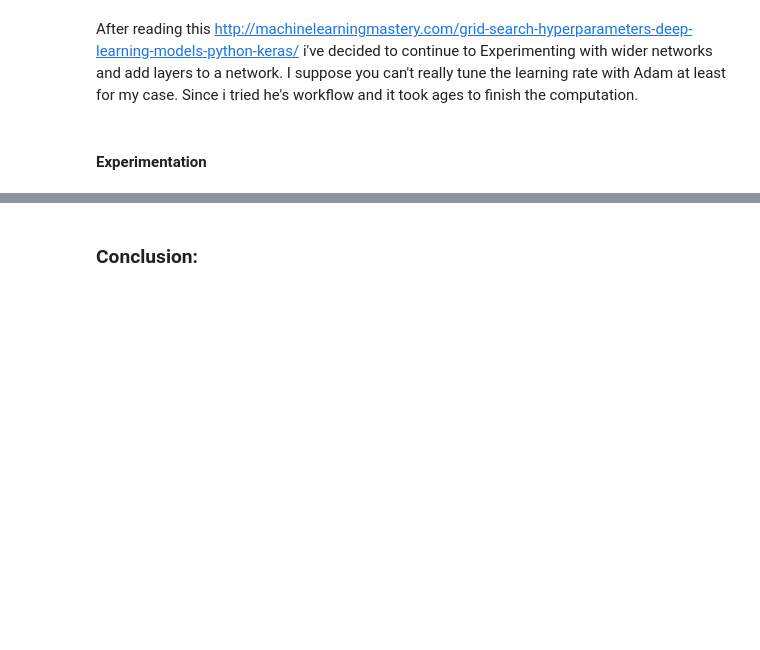
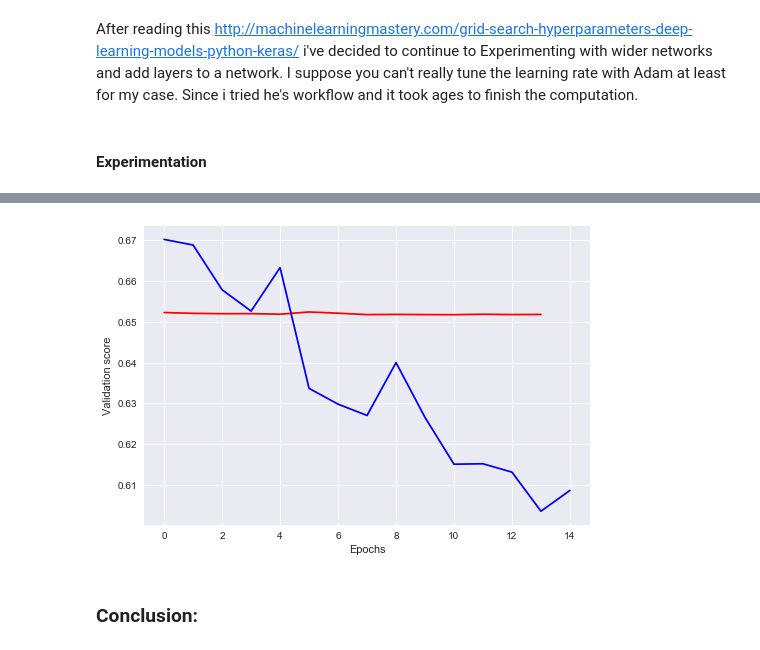
Before and after one commit to Shuyib/pimaDLkeras, a Jupyter notebook: pima.indians.analysis.ipynb, the cells around one changed output, grey strips where cells are left out. Cells and saved outputs as stored; diff of their text form; code cells hidden in the pictures; blank space fills up the shorter version.

```diff
--- a/pima.indians.analysis.ipynb
+++ b/pima.indians.analysis.ipynb
@@ -294,3 +314,35 @@ After reading this http://machinelearningmastery.com/grid-search-hyperparameters
+# %%
+early_stopping_monitor = EarlyStopping(patience=2)
+
+model3 = Sequential()
+
+# add first layer doubled number of units
+model3.add(Dense(48, input_dim = 8, kernel_initializer = 'uniform',activation = 'relu')) # minus the target variable
+
+# add second layer
+model3.add(Dense(32, kernel_initializer = 'uniform', activation = 'relu'))
+
+# add an output layer
+model3.add(Dense(1, kernel_initializer = 'uniform', activation = 'sigmoid'))
+
+# compile the model
+model3.compile(optimizer = 'adam', loss = 'binary_crossentropy', metrics = ['accuracy'])
+
+# Fit previous model
+model2_train = model2.fit(predictors, target, epochs = 15, validation_split = 0.2, callbacks = [early_stopping_monitor],
+                         verbose = False)
+
+# Fit new model3
+model3_train = model3.fit(predictors, target, epochs = 15, validation_split = 0.2, callbacks = [early_stopping_monitor],
+                         verbose = False)
+
+# Compare the two with graph
+plt.plot(model2_train.history['val_loss'], 'r', model3_train.history['val_loss'], 'b')
+plt.xlabel('Epochs')
+plt.ylabel('Validation score')
+plt.show()
+# %% [output]
+[figure, added]
 # %% [markdown]
 ### Conclusion:
 # %% [markdown]
```
Also changed, not shown: parts of 4 cells of this notebook.
